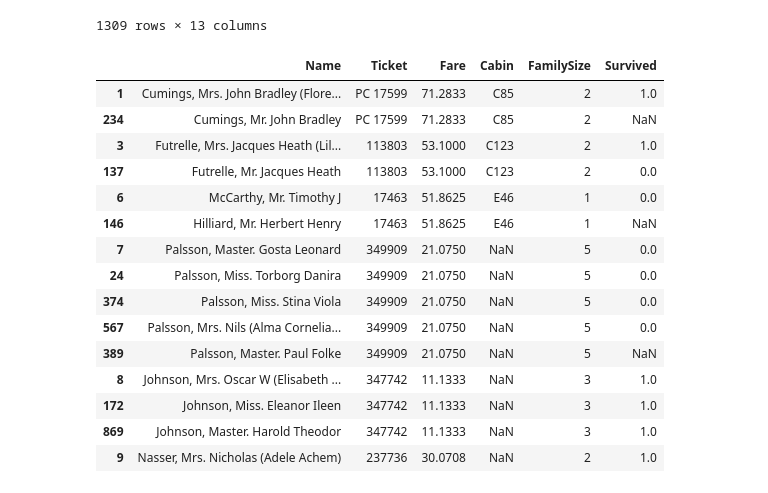
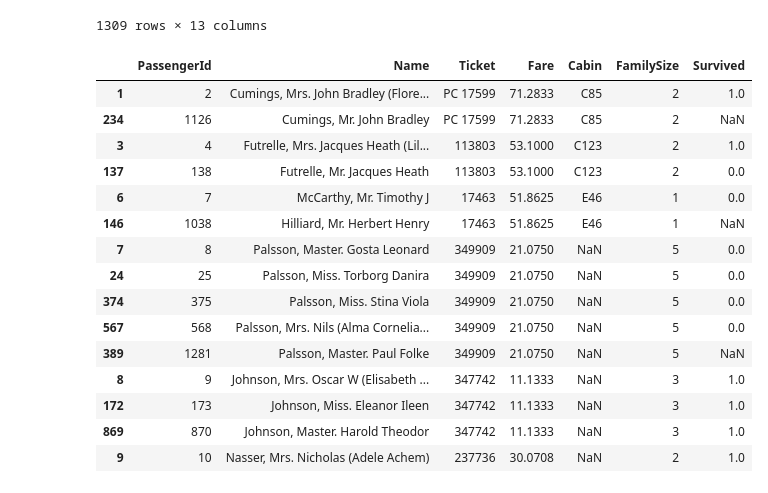
Before and after one commit to morpheus9631/titanic, a Jupyter notebook: ipynb/train_v3.ipynb, the cells around one changed output. Cells and saved outputs as stored; diff of their text form; code cells hidden in the pictures.

```diff
--- a/ipynb/train_v3.ipynb
+++ b/ipynb/train_v3.ipynb
@@ -195,28 +188,29 @@ display(df_data)
 # %%
-col_names = ['Name', 'Ticket', 'Fare', 'Cabin', 'FamilySize', 'Survived']
-df = pd.DataFrame(columns=col_names)
+col_names = ['PassengerId', 'Name', 'Ticket', 'Fare', 'Cabin', 'FamilySize', 'Survived']
 
 # List all Ticket counts more than 1
+dfs = []
 for tk in df_data.Ticket.unique():
     tmp = df_data.loc[df_data.Ticket==tk, 'Fare']
     if tmp.count() > 1:
-        df = df.append(df_data.loc[df_data.Ticket==tk, col_names])
+        dfs.append(df_data.loc[df_data.Ticket==tk, col_names])
 
-display(df.head(15))
+df_tk = pd.concat(dfs)
+display(df_tk.head(15))
 # %% [output]
-|  | Name | Ticket | Fare | Cabin | FamilySize | Survived |
-| 1 | Cumings, Mrs. John Bradley (Flore... | PC 17599 | 71.2833 | C85 | 2 | 1.0 |
-| 234 | Cumings, Mr. John Bradley | PC 17599 | 71.2833 | C85 | 2 | NaN |
-| 3 | Futrelle, Mrs. Jacques Heath (Lil... | 113803 | 53.1000 | C123 | 2 | 1.0 |
-| 137 | Futrelle, Mr. Jacques Heath | 113803 | 53.1000 | C123 | 2 | 0.0 |
-| 6 | McCarthy, Mr. Timothy J | 17463 | 51.8625 | E46 | 1 | 0.0 |
-| 146 | Hilliard, Mr. Herbert Henry | 17463 | 51.8625 | E46 | 1 | NaN |
-| 7 | Palsson, Master. Gosta Leonard | 349909 | 21.0750 | NaN | 5 | 0.0 |
-| 24 | Palsson, Miss. Torborg Danira | 349909 | 21.0750 | NaN | 5 | 0.0 |
-| 374 | Palsson, Miss. Stina Viola | 349909 | 21.0750 | NaN | 5 | 0.0 |
-| 567 | Palsson, Mrs. Nils (Alma Cornelia... | 349909 | 21.0750 | NaN | 5 | 0.0 |
-| 389 | Palsson, Master. Paul Folke | 349909 | 21.0750 | NaN | 5 | NaN |
-| 8 | Johnson, Mrs. Oscar W (Elisabeth ... | 347742 | 11.1333 | NaN | 3 | 1.0 |
-| 172 | Johnson, Miss. Eleanor Ileen | 347742 | 11.1333 | NaN | 3 | 1.0 |
-| 869 | Johnson, Master. Harold Theodor | 347742 | 11.1333 | NaN | 3 | 1.0 |
-| 9 | Nasser, Mrs. Nicholas (Adele Achem) | 237736 | 30.0708 | NaN | 2 | 1.0 |
+|  | PassengerId | Name | Ticket | Fare | Cabin | FamilySize | Survived |
+| 1 | 2 | Cumings, Mrs. John Bradley (Flore... | PC 17599 | 71.2833 | C85 | 2 | 1.0 |
+| 234 | 1126 | Cumings, Mr. John Bradley | PC 17599 | 71.2833 | C85 | 2 | NaN |
+| 3 | 4 | Futrelle, Mrs. Jacques Heath (Lil... | 113803 | 53.1000 | C123 | 2 | 1.0 |
+| 137 | 138 | Futrelle, Mr. Jacques Heath | 113803 | 53.1000 | C123 | 2 | 0.0 |
+| 6 | 7 | McCarthy, Mr. Timothy J | 17463 | 51.8625 | E46 | 1 | 0.0 |
+| 146 | 1038 | Hilliard, Mr. Herbert Henry | 17463 | 51.8625 | E46 | 1 | NaN |
+| 7 | 8 | Palsson, Master. Gosta Leonard | 349909 | 21.0750 | NaN | 5 | 0.0 |
+| 24 | 25 | Palsson, Miss. Torborg Danira | 349909 | 21.0750 | NaN | 5 | 0.0 |
+| 374 | 375 | Palsson, Miss. Stina Viola | 349909 | 21.0750 | NaN | 5 | 0.0 |
+| 567 | 568 | Palsson, Mrs. Nils (Alma Cornelia... | 349909 | 21.0750 | NaN | 5 | 0.0 |
+| 389 | 1281 | Palsson, Master. Paul Folke | 349909 | 21.0750 | NaN | 5 | NaN |
+| 8 | 9 | Johnson, Mrs. Oscar W (Elisabeth ... | 347742 | 11.1333 | NaN | 3 | 1.0 |
+| 172 | 173 | Johnson, Miss. Eleanor Ileen | 347742 | 11.1333 | NaN | 3 | 1.0 |
+| 869 | 870 | Johnson, Master. Harold Theodor | 347742 | 11.1333 | NaN | 3 | 1.0 |
+| 9 | 10 | Nasser, Mrs. Nicholas (Adele Achem) | 237736 | 30.0708 | NaN | 2 | 1.0 |
```
Also changed, not shown: parts of 11 cells of this notebook, 2 other files.
